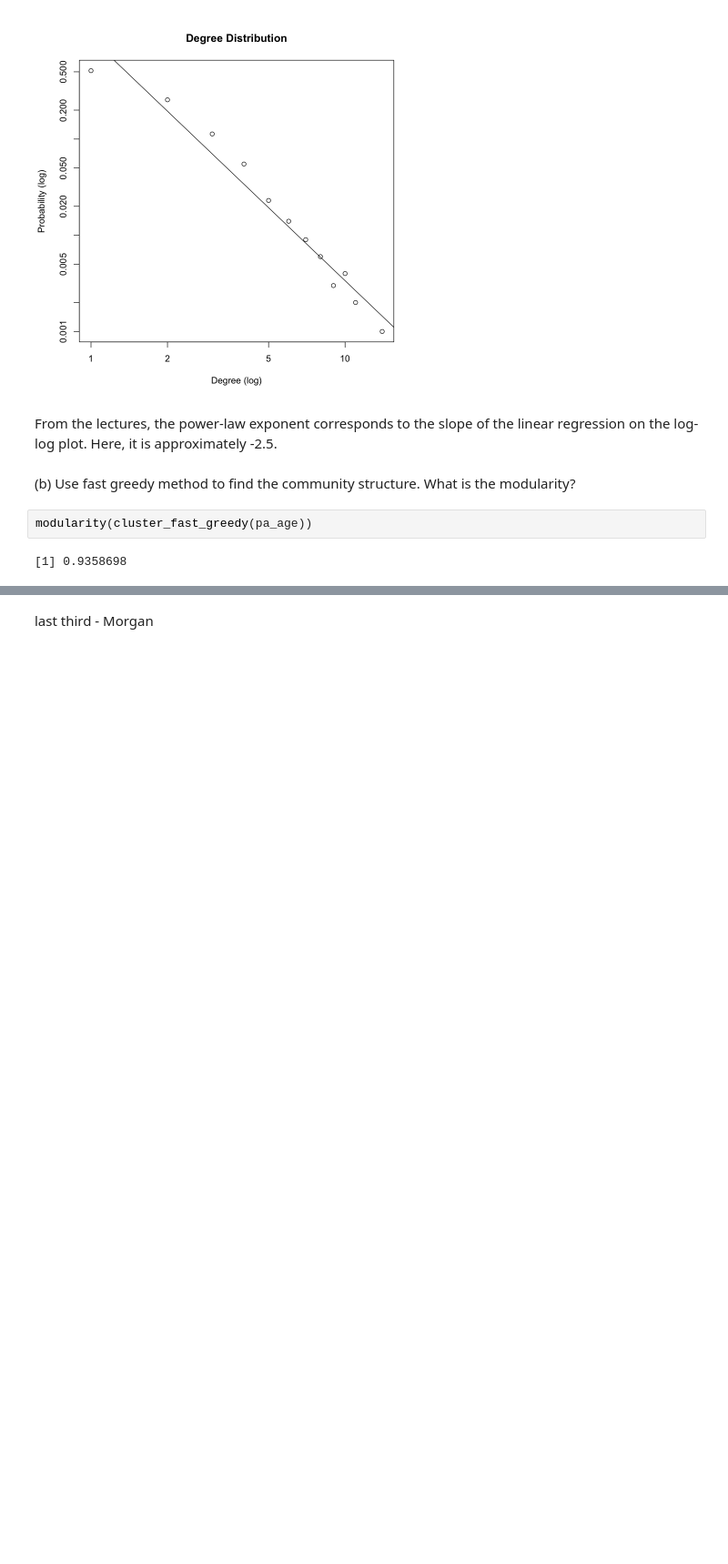
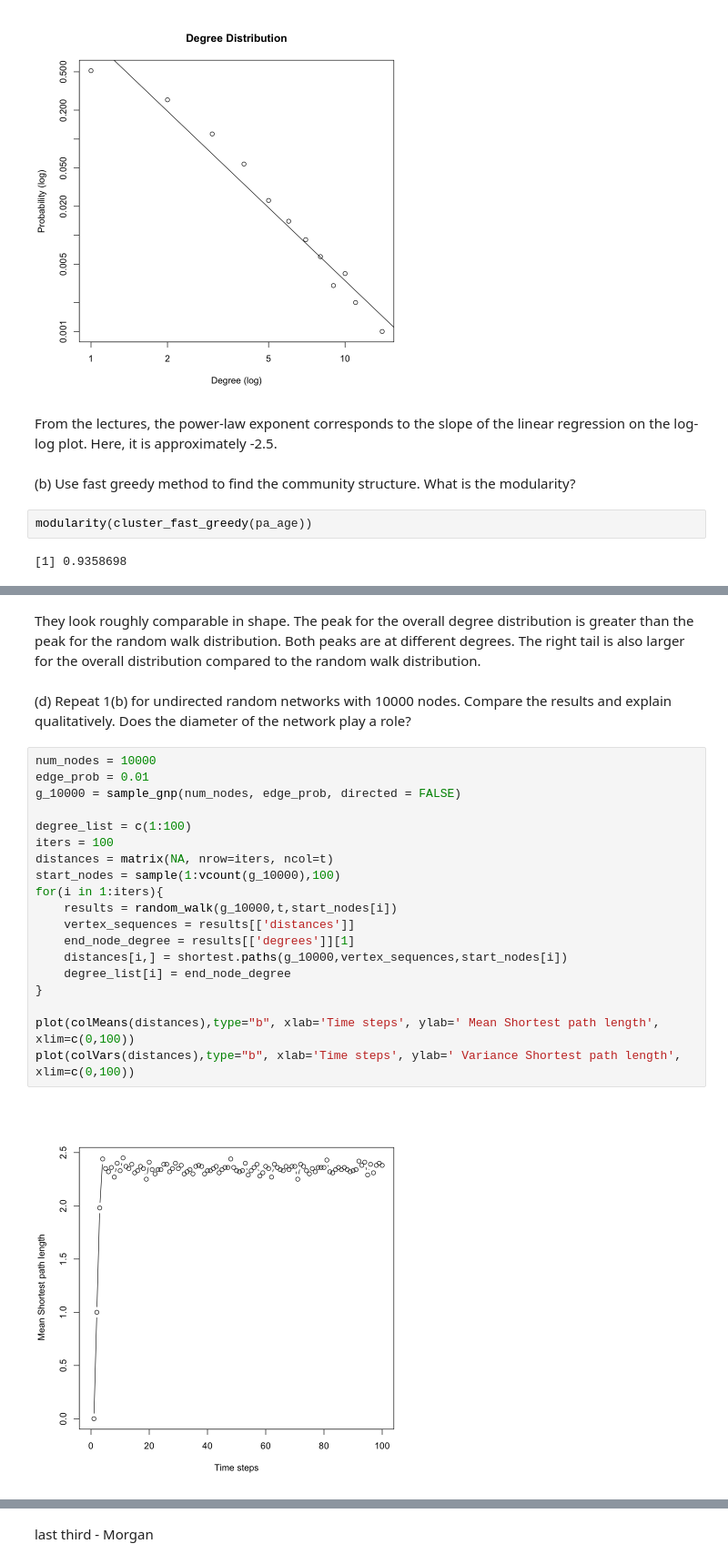
Before and after one commit to morgworth/ece232_team, a Jupyter notebook: Project 1/Project1.ipynb, the cells around one changed output, grey strips where cells are left out. Shown at 91% size. Drawn from its saved outputs; the diff is of its cells as text; blank space fills up the shorter version.

```diff
--- a/Project 1/Project1.ipynb
+++ b/Project 1/Project1.ipynb
@@ -109,0 +200,25 @@ modularity(cluster_fast_greedy(pa_age))
+# %% [markdown]
+They look roughly comparable in shape. The peak for the overall degree distribution is greater than the peak for the random walk distribution. Both peaks are at different degrees. The right tail is also larger for the overall distribution compared to the random walk distribution.
+# %% [markdown]
+(d) Repeat 1(b) for undirected random networks with 10000 nodes. Compare the results and explain qualitatively. Does the diameter of the network play a role?
+# %%
+num_nodes = 10000
+edge_prob = 0.01
+g_10000 = sample_gnp(num_nodes, edge_prob, directed = FALSE)
+
+degree_list = c(1:100)
+iters = 100
+distances = matrix(NA, nrow=iters, ncol=t)
+start_nodes = sample(1:vcount(g_10000),100)
+for(i in 1:iters){
+    results = random_walk(g_10000,t,start_nodes[i])
+    vertex_sequences = results[['distances']]
+    end_node_degree = results[['degrees']][1]
+    distances[i,] = shortest.paths(g_10000,vertex_sequences,start_nodes[i])
+    degree_list[i] = end_node_degree
+}
+
+plot(colMeans(distances),type="b", xlab='Time steps', ylab=' Mean Shortest path length', xlim=c(0,100))
+plot(colVars(distances),type="b", xlab='Time steps', ylab=' Variance Shortest path length', xlim=c(0,100))
+# %% [output]
+[figure, added]
```
Also changed, not shown: parts of 25 cells of this notebook.
